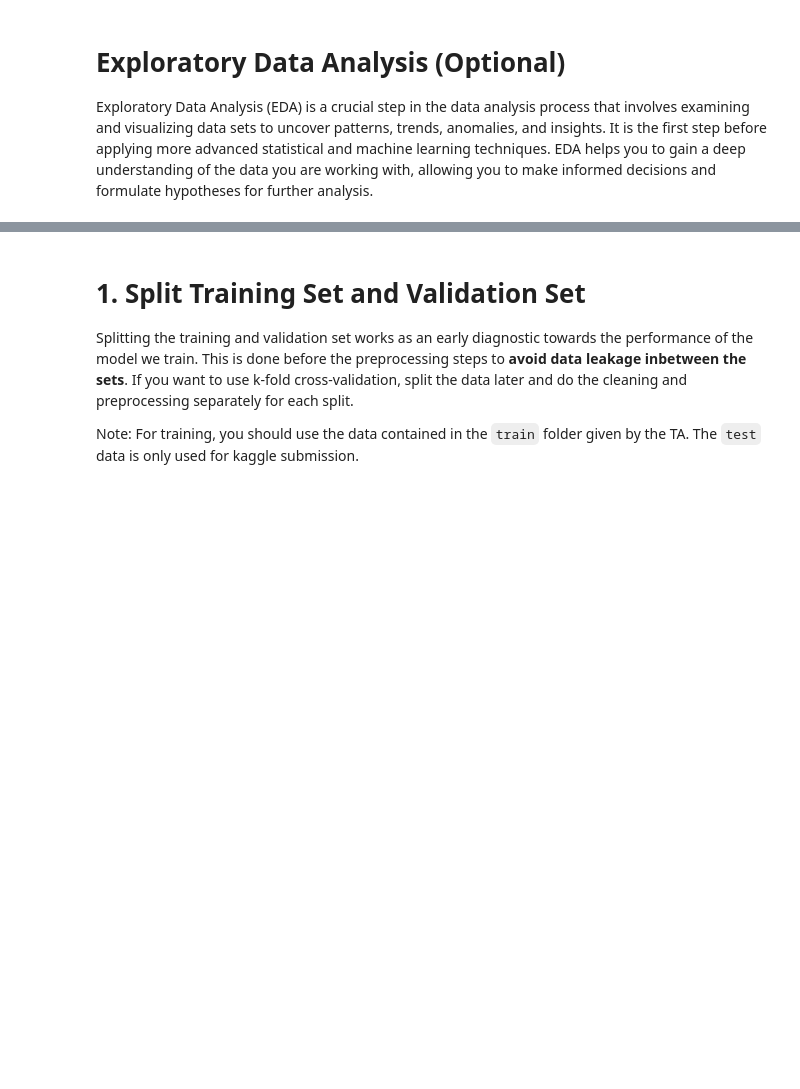
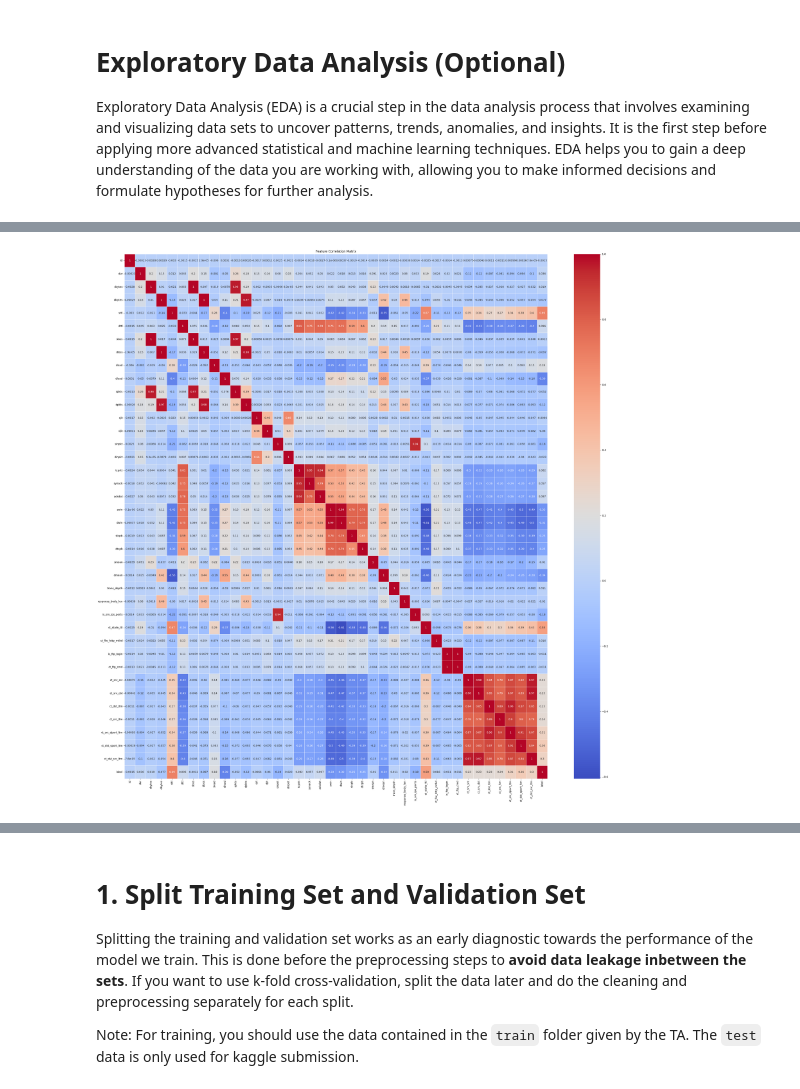
Before and after one commit to rizqikapratamaa/Tubes2_AI_atk_hlic, a Jupyter notebook: src/notebook.ipynb, the cells around one changed output, grey strips where cells are left out. Saved outputs shown, nothing was run; the diff lists cells and outputs as text; code cells hidden in the pictures; blank space fills up the shorter version.

Commit message:
feat: feature selection and Dimensionality Reduction

```diff
--- a/src/notebook.ipynb
+++ b/src/notebook.ipynb
@@ -140,0 +141,12 @@ Name: count, dtype: int64
+# %%
+# 4. Correlation analysis
+numeric_cols = train_df.select_dtypes(include=['float64', 'int64']).columns
+correlation_matrix = train_df[numeric_cols].corr()
+
+plt.figure(figsize=(30, 30))
+sns.heatmap(correlation_matrix, annot=True, cmap='coolwarm', linewidths=0.5)
+plt.title('Feature Correlation Matrix')
+plt.tight_layout()
+plt.show()
+# %% [output]
+[figure, added]
```
Also changed, not shown: parts of 17 cells of this notebook.
